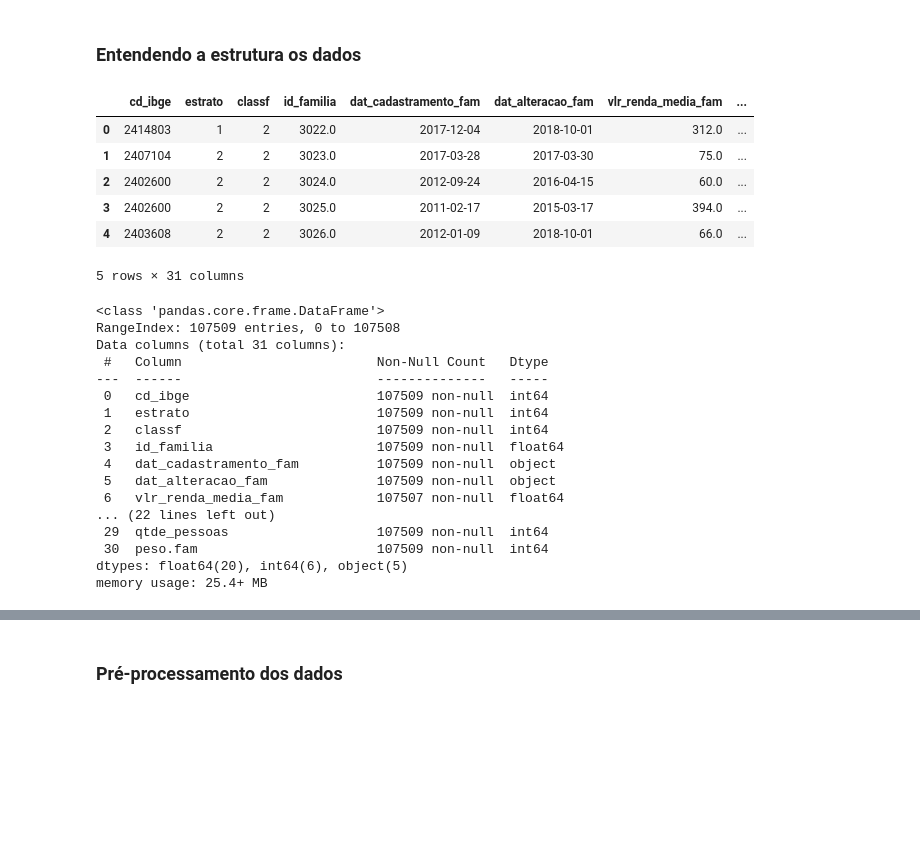
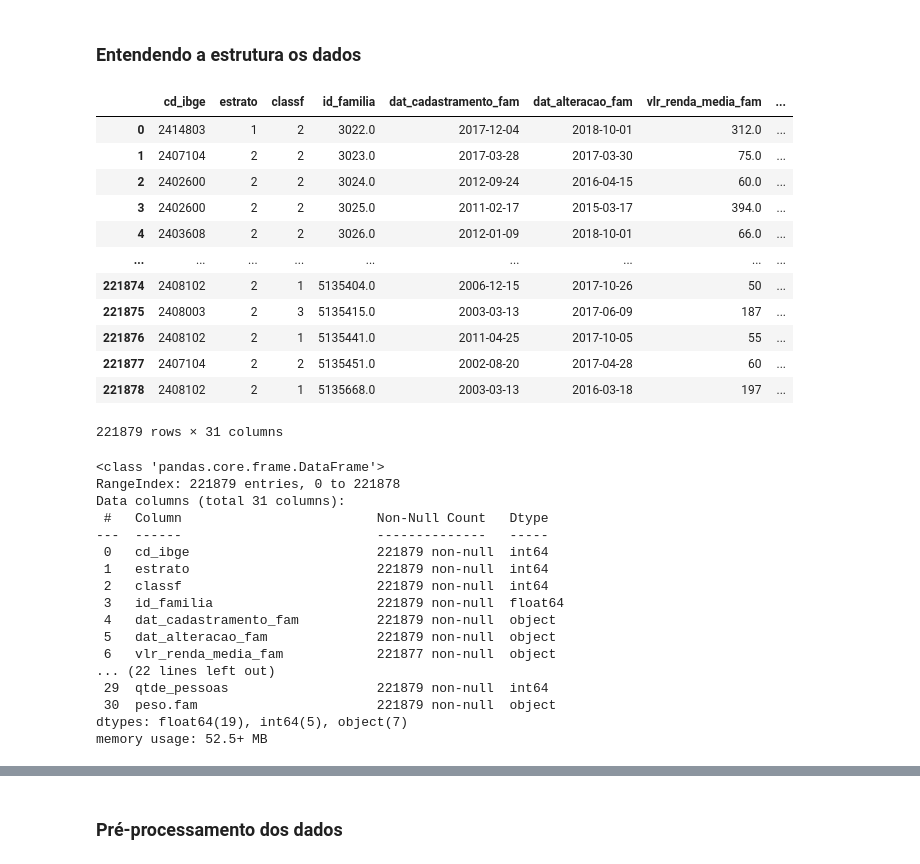
Before and after one commit to mariabandeira/AdministracaoPublica, a Jupyter notebook: CadUnico/SVM/TrainningRN.ipynb, the cells around one changed output, grey strips where cells are left out. Drawn from its saved outputs; the diff is of its cells as text; code cells hidden in the pictures; blank space fills up the shorter version.

```diff
--- a/CadUnico/SVM/TrainningRN.ipynb
+++ b/CadUnico/SVM/TrainningRN.ipynb
@@ -5,40 +10,50 @@
 # %%
-import pandas as pd
-
-FILE_PATH = '../BasesRN/cadunico_rn_2018.csv'
-cadUnicoRN = pd.read_csv(FILE_PATH, sep=';', low_memory=False)
+FILE_PATH_2018 = '/content/cadunico_rn_2018.csv'
+cadUnicoRN2018 = pd.read_csv(FILE_PATH_2018, sep=';', low_memory=False)
+# %%
+FILE_PATH_2017 = '/content/cadunico_rn_2017.csv'
+cadUnicoRN2017 = pd.read_csv(FILE_PATH_2017, sep=';', low_memory=False)
+# %%
+# Juntando os dois datasets
+cadUnicoRN = pd.concat([cadUnicoRN2018, cadUnicoRN2017], ignore_index=True)
 # %% [markdown]
 ### Entendendo a estrutura os dados
 # %%
-cadUnicoRN.head()
+cadUnicoRN
 # %% [output]
 |  | cd_ibge | estrato | classf | id_familia | dat_cadastramento_fam | dat_alteracao_fam | vlr_renda_media_fam | ... |
 | 0 | 2414803 | 1 | 2 | 3022.0 | 2017-12-04 | 2018-10-01 | 312.0 | ... |
 | 1 | 2407104 | 2 | 2 | 3023.0 | 2017-03-28 | 2017-03-30 | 75.0 | ... |
 | 2 | 2402600 | 2 | 2 | 3024.0 | 2012-09-24 | 2016-04-15 | 60.0 | ... |
 | 3 | 2402600 | 2 | 2 | 3025.0 | 2011-02-17 | 2015-03-17 | 394.0 | ... |
 | 4 | 2403608 | 2 | 2 | 3026.0 | 2012-01-09 | 2018-10-01 | 66.0 | ... |
+| ... | ... | ... | ... | ... | ... | ... | ... | ... |
+| 221874 | 2408102 | 2 | 1 | 5135404.0 | 2006-12-15 | 2017-10-26 | 50 | ... |
+| 221875 | 2408003 | 2 | 3 | 5135415.0 | 2003-03-13 | 2017-06-09 | 187 | ... |
+| 221876 | 2408102 | 2 | 1 | 5135441.0 | 2011-04-25 | 2017-10-05 | 55 | ... |
+| 221877 | 2407104 | 2 | 2 | 5135451.0 | 2002-08-20 | 2017-04-28 | 60 | ... |
+| 221878 | 2408102 | 2 | 1 | 5135668.0 | 2003-03-13 | 2016-03-18 | 197 | ... |
-5 rows × 31 columns
+221879 rows × 31 columns
 # %%
 cadUnicoRN.info()
 # %% [output]
 <class 'pandas.core.frame.DataFrame'>
-RangeIndex: 107509 entries, 0 to 107508
+RangeIndex: 221879 entries, 0 to 221878
 Data columns (total 31 columns):
  #   Column                         Non-Null Count   Dtype
 ---  ------                         --------------   -----
- 0   cd_ibge                        107509 non-null  int64
- 1   estrato                        107509 non-null  int64
- 2   classf                         107509 non-null  int64
- 3   id_familia                     107509 non-null  float64
- 4   dat_cadastramento_fam          107509 non-null  object
- 5   dat_alteracao_fam              107509 non-null  object
- 6   vlr_renda_media_fam            107507 non-null  float64
+ 0   cd_ibge                        221879 non-null  int64
+ 1   estrato                        221879 non-null  int64
+ 2   classf                         221879 non-null  int64
+ 3   id_familia                     221879 non-null  float64
+ 4   dat_cadastramento_fam          221879 non-null  object
+ 5   dat_alteracao_fam              221879 non-null  object
+ 6   vlr_renda_media_fam            221877 non-null  object
 ... (22 lines left out)
- 29  qtde_pessoas                   107509 non-null  int64
- 30  peso.fam                       107509 non-null  int64
-dtypes: float64(20), int64(6), object(5)
-memory usage: 25.4+ MB
+ 29  qtde_pessoas                   221879 non-null  int64
+ 30  peso.fam                       221879 non-null  object
+dtypes: float64(19), int64(5), object(7)
+memory usage: 52.5+ MB
 # %%
 cadUnicoRN.describe()
 # %% [output]
```
Also changed, not shown: parts of 9 cells of this notebook.
